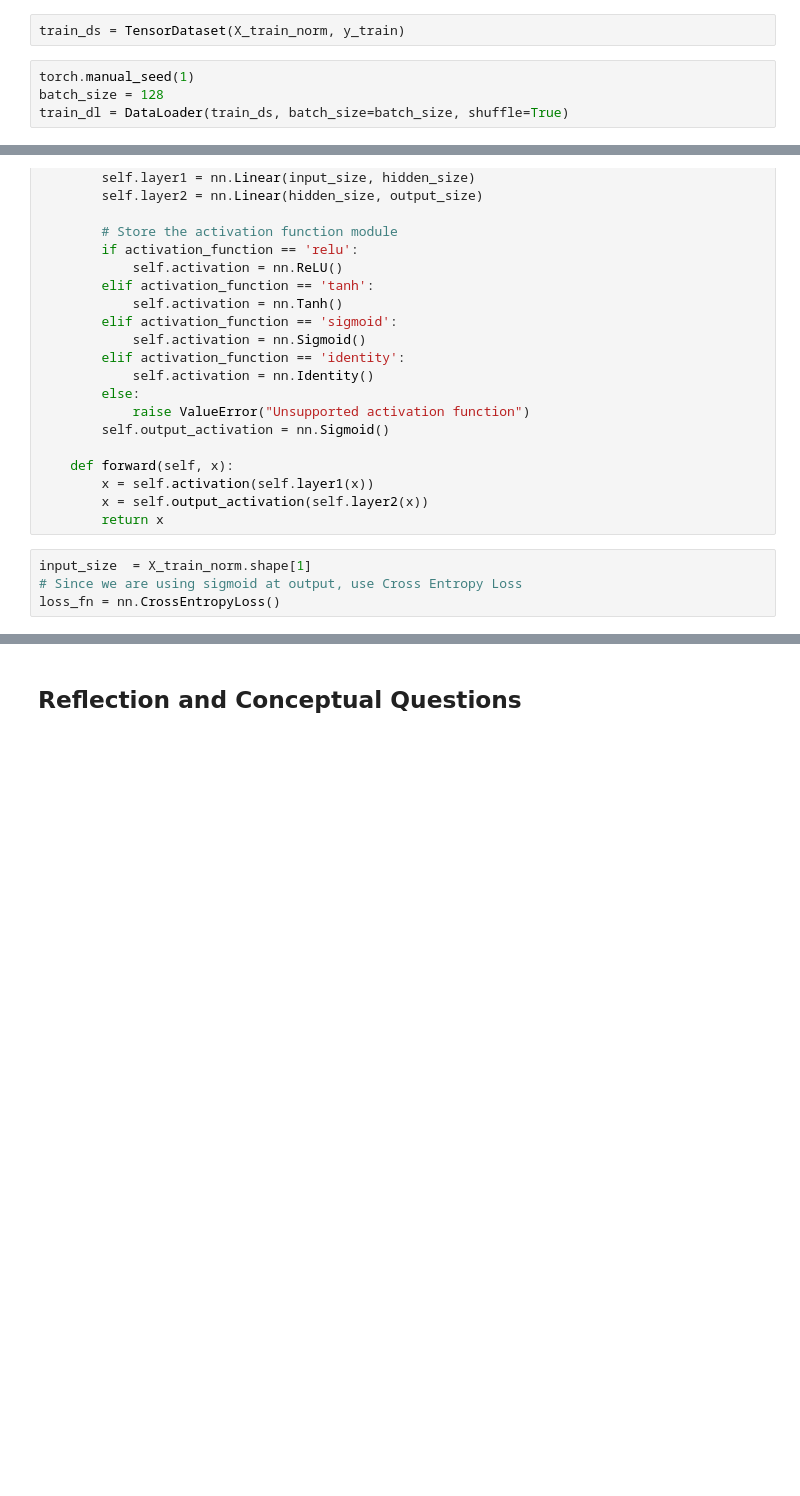
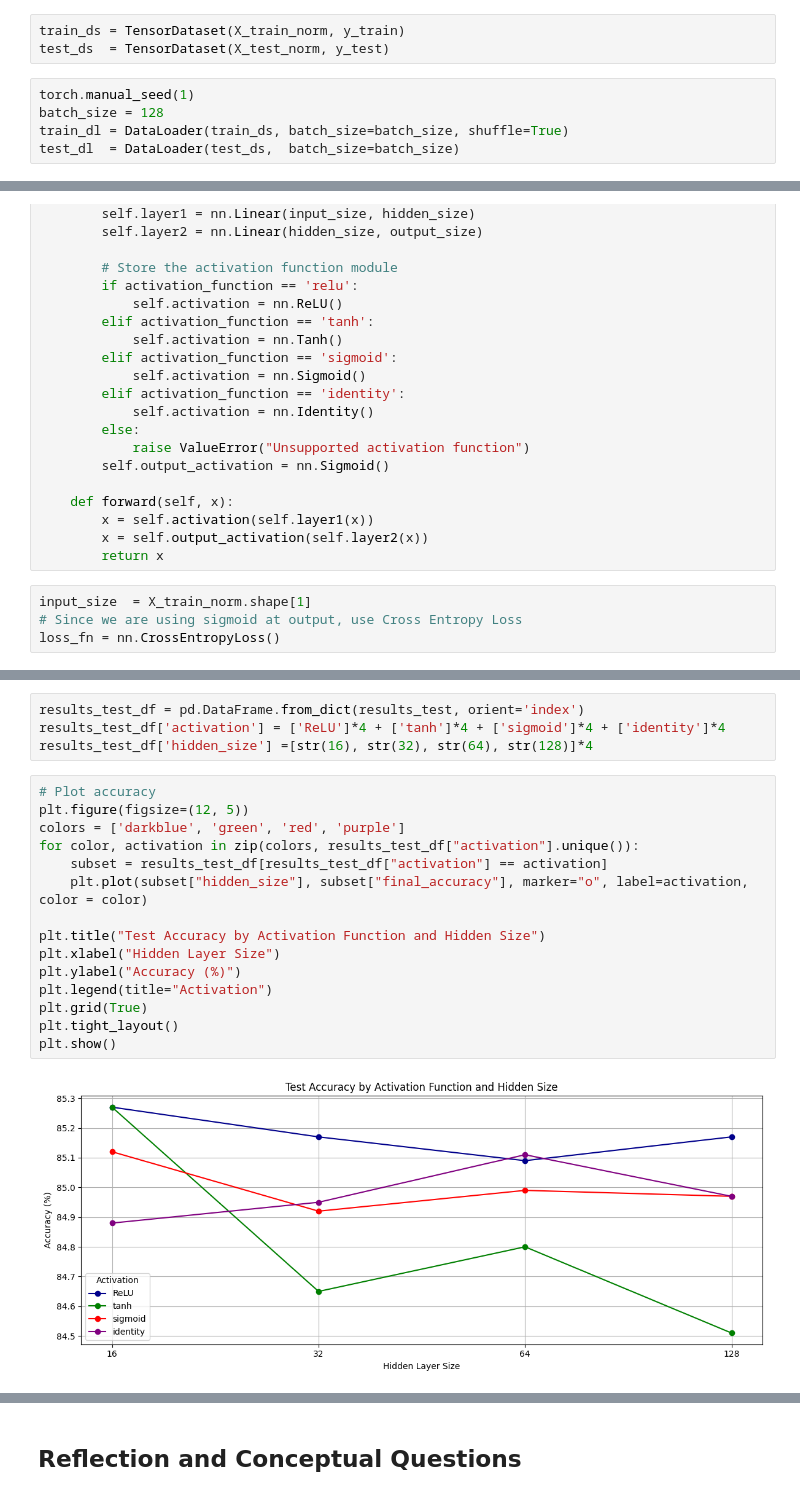
Before and after one commit to Lucaspj1/MachineLearningProject2, a Jupyter notebook: MLProject2v2.ipynb, the cells around one changed output, grey strips where cells are left out. Drawn from its saved outputs; the diff is of its cells as text; blank space fills up the shorter version.

```diff
--- a/MLProject2v2.ipynb
+++ b/MLProject2v2.ipynb
@@ -318,10 +318,12 @@ y_test       = torch.from_numpy(y_test.values.astype(np.int64))
 X_validation_norm = torch.from_numpy(X_validation_norm).float()
 # %%
 train_ds = TensorDataset(X_train_norm, y_train)
+test_ds  = TensorDataset(X_test_norm, y_test)
 # %%
 torch.manual_seed(1)
 batch_size = 128
 train_dl = DataLoader(train_ds, batch_size=batch_size, shuffle=True)
+test_dl  = DataLoader(test_ds,  batch_size=batch_size)
 # %%
 import torch.nn as nn
 
@@ -441,0 +578,21 @@ Test Acc.: 0.8528
+# %%
+results_test_df = pd.DataFrame.from_dict(results_test, orient='index')
+results_test_df['activation'] = ['ReLU']*4 + ['tanh']*4 + ['sigmoid']*4 + ['identity']*4
+results_test_df['hidden_size'] =[str(16), str(32), str(64), str(128)]*4
+# %%
+# Plot accuracy
+plt.figure(figsize=(12, 5))
+colors = ['darkblue', 'green', 'red', 'purple']
+for color, activation in zip(colors, results_test_df["activation"].unique()):
+    subset = results_test_df[results_test_df["activation"] == activation]
+    plt.plot(subset["hidden_size"], subset["final_accuracy"], marker="o", label=activation, color = color)
+
+plt.title("Test Accuracy by Activation Function and Hidden Size")
+plt.xlabel("Hidden Layer Size")
+plt.ylabel("Accuracy (%)")
+plt.legend(title="Activation")
+plt.grid(True)
+plt.tight_layout()
+plt.show()
+# %% [output]
+[figure, added]
```
Also changed, not shown: parts of 21 cells of this notebook.
